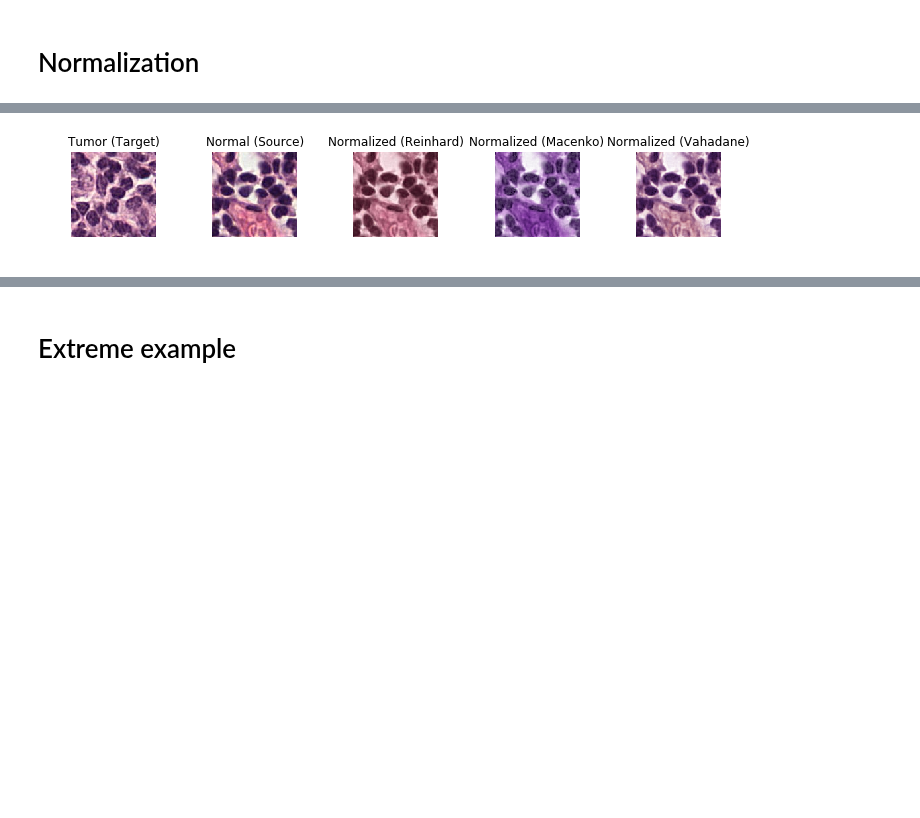
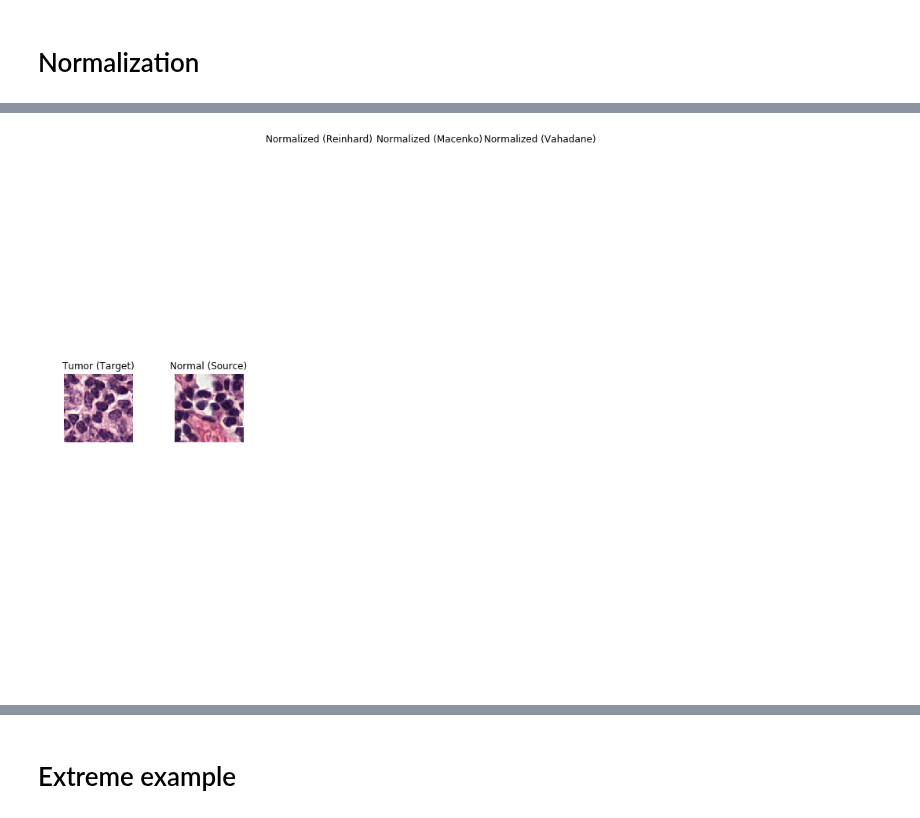
Before and after one commit to saketkc/pyvirchow, a Jupyter notebook: notebooks/04.Normalization-demo.ipynb, the cells around one changed output, grey strips where cells are left out. Saved outputs shown, nothing was run; the diff lists cells and outputs as text; code cells hidden in the pictures; blank space fills up the shorter version.

```diff
--- a/notebooks/04.Normalization-demo.ipynb
+++ b/notebooks/04.Normalization-demo.ipynb
@@ -134,31 +510,31 @@ normalized_rgb_r = reinhard_fit.transform(np.asarray(normal_rgb).astype(np.uint8
 # %%
 fig = plt.figure(figsize=(10, 10))
 ax = plt.subplot(151)
 ax.set_axis_off()
 ax.imshow(tumor_rgb)
 ax.set_title('Tumor (Target)')
 
 ax = plt.subplot(152)
 ax.set_axis_off()
 ax.imshow(normal_rgb)
 ax.set_title('Normal (Source)')
 
 ax = plt.subplot(153)
 ax.set_axis_off()
-ax.imshow(normalized_rgb_r)
+#ax.imshow(normalized_rgb_r)
 ax.set_title('Normalized (Reinhard)')
 
 
 ax = plt.subplot(154)
 ax.set_axis_off()
-ax.imshow(normalized_rgb_m[0])
+#ax.imshow(normalized_rgb_m[0])
 ax.set_title('Normalized (Macenko)')
 
 ax = plt.subplot(155)
 ax.set_axis_off()
-ax.imshow(normalized_rgb_v[0])
+#ax.imshow(normalized_rgb_v[0])
 ax.set_title('Normalized (Vahadane)')
 
 fig.tight_layout()
 # %% [output]
-[figure, old version]
+[figure, new version]
```
Also changed, not shown: parts of 45 cells of this notebook, 21 other files.
